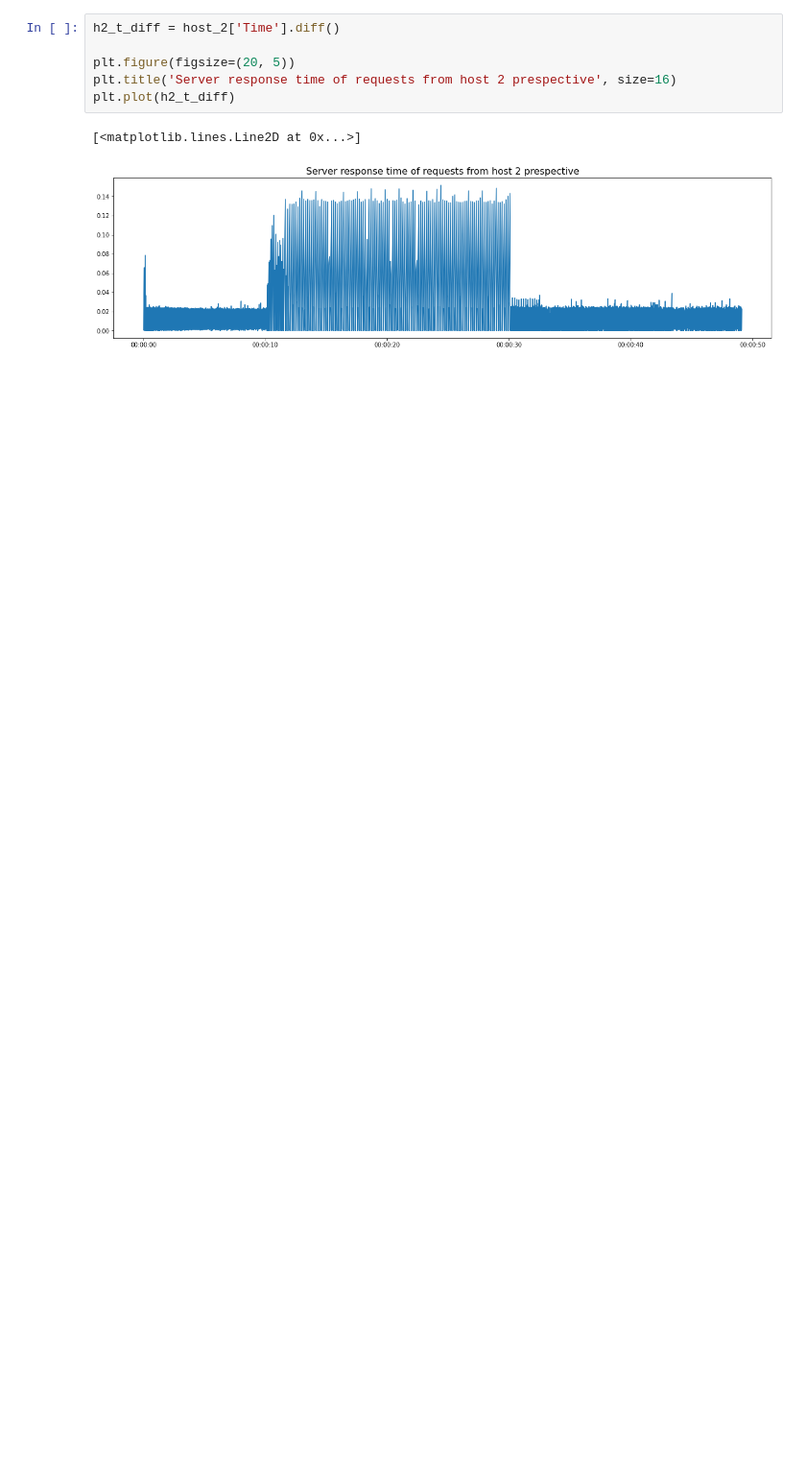
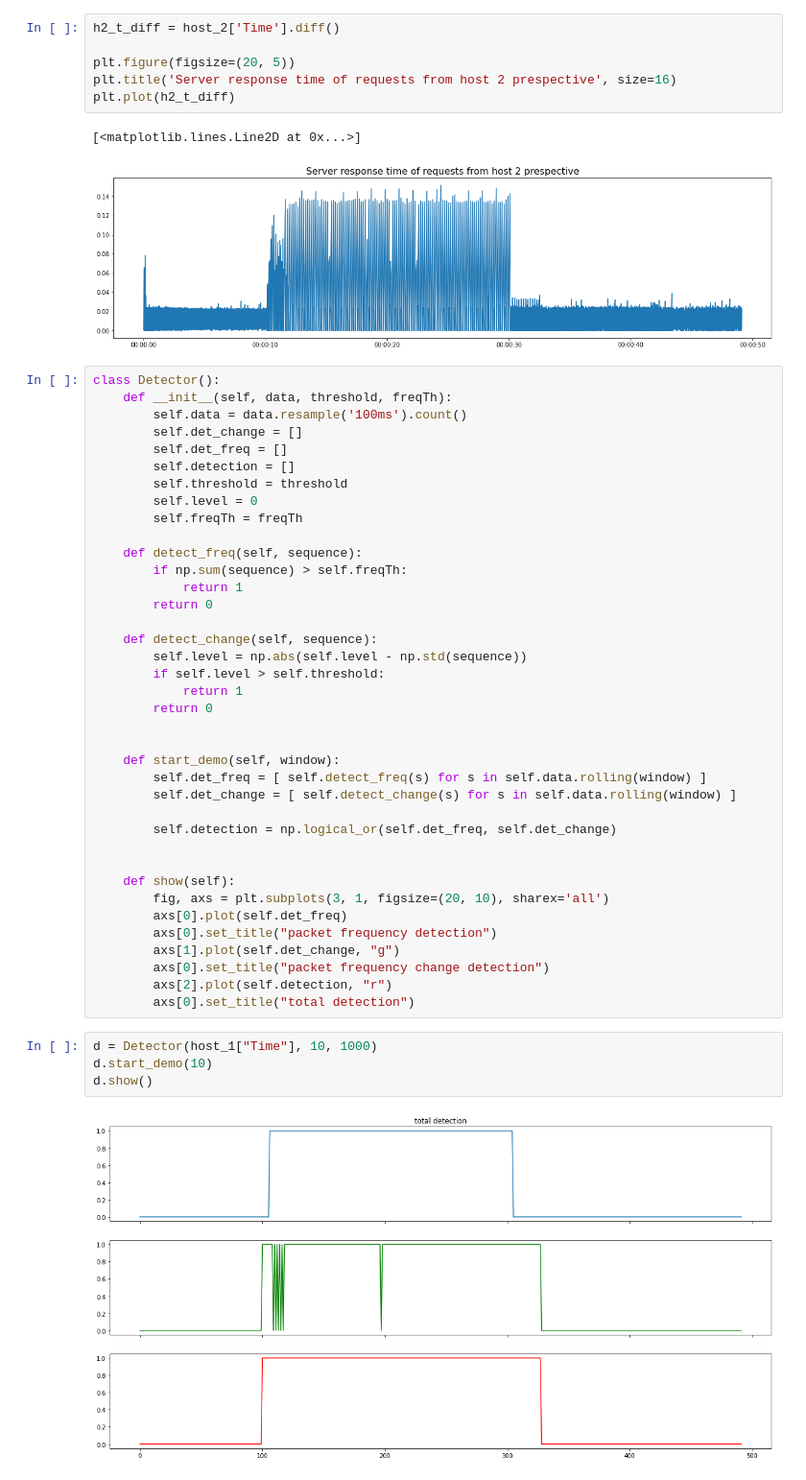
Before and after one commit to jafetimbre/verbose-projects, a Jupyter notebook: infosec/mininet-dos-sim/analize.ipynb, the cells around one changed output. Shown at 96% size. Cells and saved outputs as stored; diff of their text form; blank space fills up the shorter version.

```diff
--- a/infosec/mininet-dos-sim/analize.ipynb
+++ b/infosec/mininet-dos-sim/analize.ipynb
@@ -131,3 +147,47 @@ plt.plot(h2_t_diff)
 # %% [output]
 [<matplotlib.lines.Line2D at 0x...>]
 [figure]
+# %%
+class Detector():
+    def __init__(self, data, threshold, freqTh):
+        self.data = data.resample('100ms').count()
+        self.det_change = []
+        self.det_freq = []
+        self.detection = []
+        self.threshold = threshold
+        self.level = 0
+        self.freqTh = freqTh
+
+    def detect_freq(self, sequence):
+        if np.sum(sequence) > self.freqTh:
+            return 1
+        return 0
+
+    def detect_change(self, sequence):
+        self.level = np.abs(self.level - np.std(sequence))
+        if self.level > self.threshold:
+            return 1
+        return 0
+
+
+    def start_demo(self, window):
+        self.det_freq = [ self.detect_freq(s) for s in self.data.rolling(window) ]
+        self.det_change = [ self.detect_change(s) for s in self.data.rolling(window) ]
+
+        self.detection = np.logical_or(self.det_freq, self.det_change)
+
+
+    def show(self):
+        fig, axs = plt.subplots(3, 1, figsize=(20, 10), sharex='all')
+        axs[0].plot(self.det_freq)
+        axs[0].set_title("packet frequency detection")
+        axs[1].plot(self.det_change, "g")
+        axs[0].set_title("packet frequency change detection")
+        axs[2].plot(self.detection, "r")
+        axs[0].set_title("total detection")
+# %%
+d = Detector(host_1["Time"], 10, 1000)
+d.start_demo(10)
+d.show()
+# %% [output]
+[figure, added]
```
Also changed, not shown: parts of 1 cell of this notebook.
